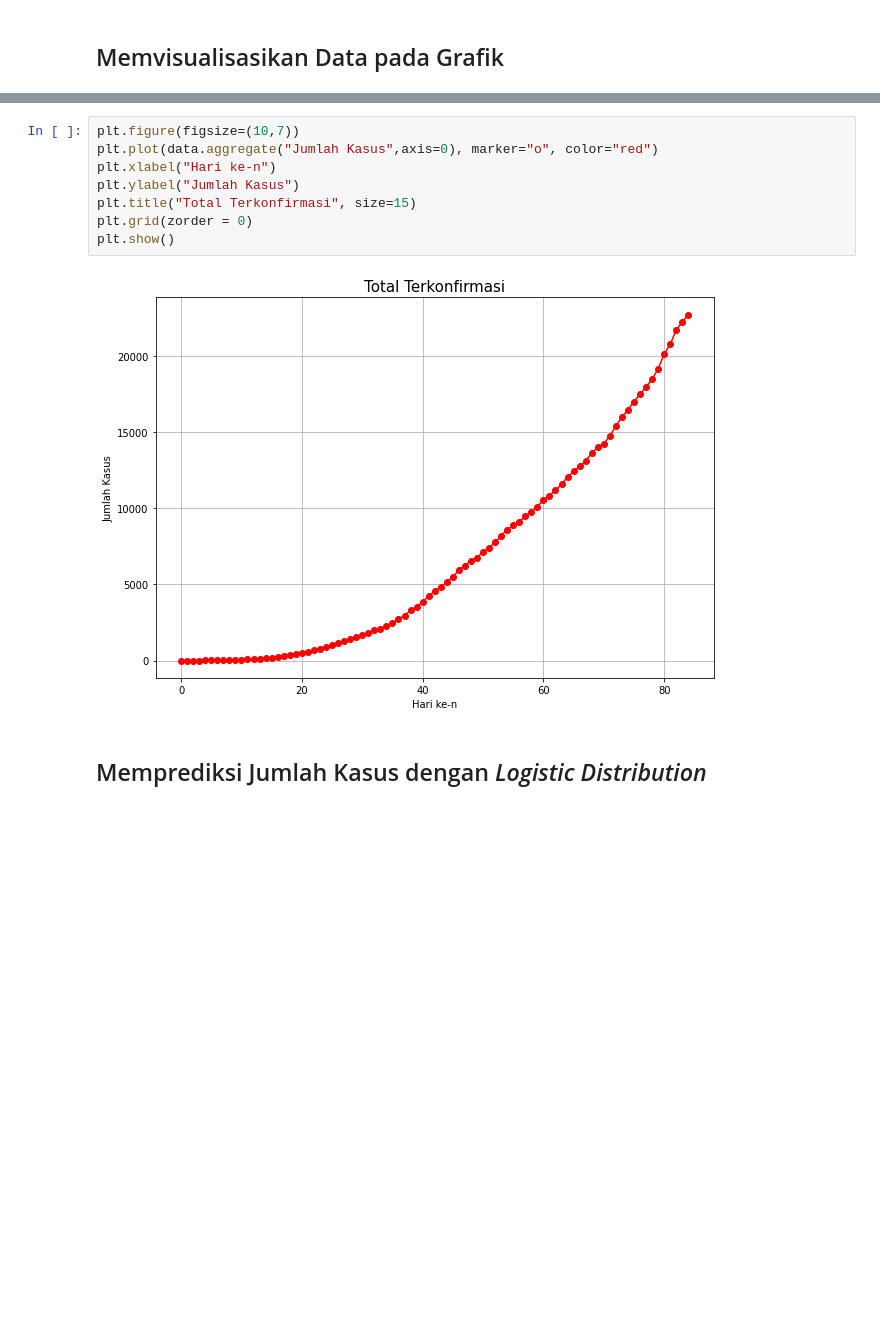
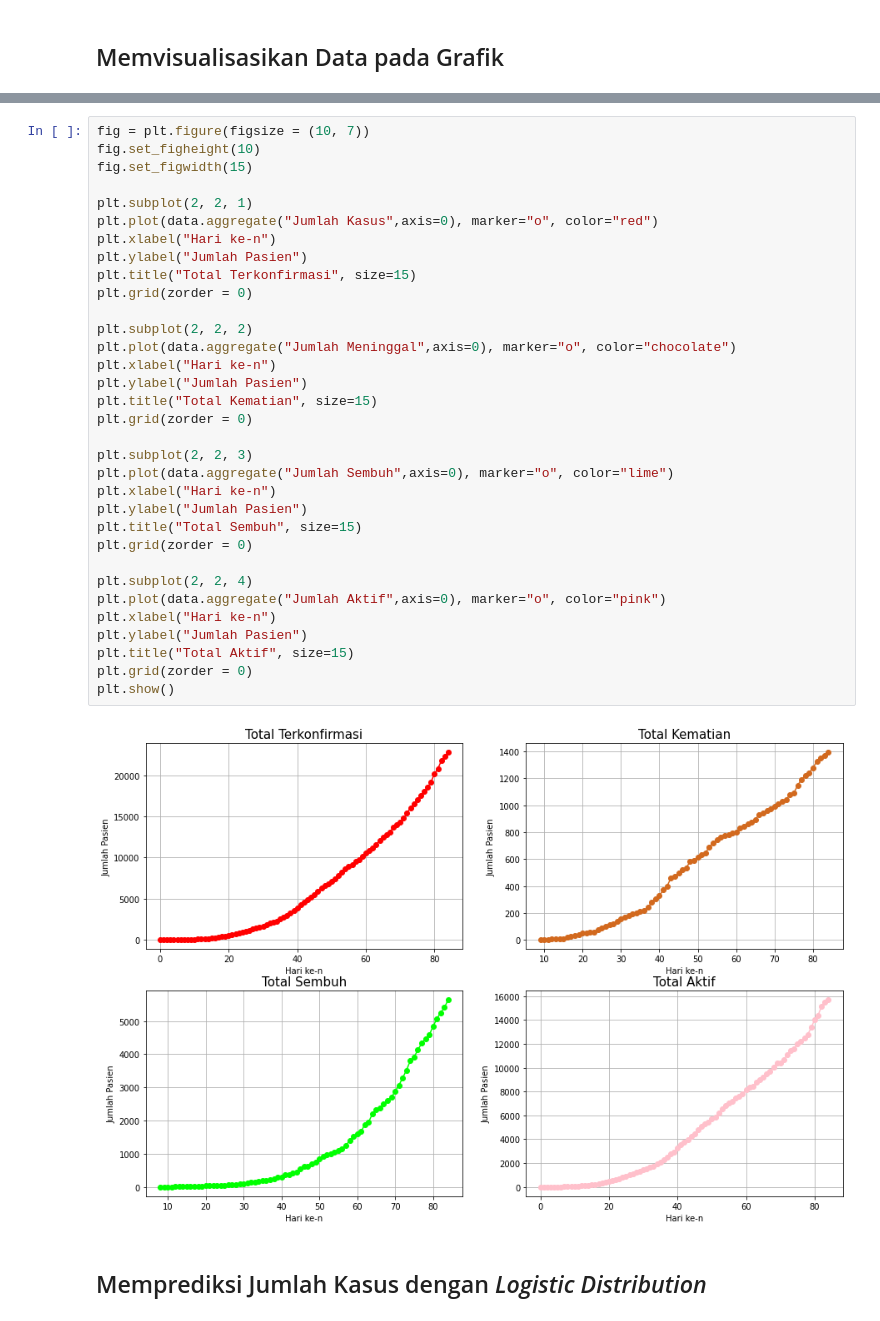
Before and after one commit to Vidi005/COVID-19-Prediciton-Indonesia, a Jupyter notebook: COVID_19_Prediciton_Indonesia.ipynb, the cells around one changed output, grey strips where cells are left out. Saved outputs shown, nothing was run; the diff lists cells and outputs as text; blank space fills up the shorter version.

```diff
--- a/COVID_19_Prediciton_Indonesia.ipynb
+++ b/COVID_19_Prediciton_Indonesia.ipynb
@@ -68,13 +89,38 @@ plt.show()
-# %%
-plt.figure(figsize=(10,7))
-plt.plot(data.aggregate("Jumlah Kasus",axis=0), marker="o", color="red")
-plt.xlabel("Hari ke-n")
-plt.ylabel("Jumlah Kasus")
-plt.title("Total Terkonfirmasi", size=15)
-plt.grid(zorder = 0)
-plt.show()
-# %% [output]
-[figure, removed]
+# %%
+fig = plt.figure(figsize = (10, 7))
+fig.set_figheight(10)
+fig.set_figwidth(15)
+
+plt.subplot(2, 2, 1)
+plt.plot(data.aggregate("Jumlah Kasus",axis=0), marker="o", color="red")
+plt.xlabel("Hari ke-n")
+plt.ylabel("Jumlah Pasien")
+plt.title("Total Terkonfirmasi", size=15)
+plt.grid(zorder = 0)
+
+plt.subplot(2, 2, 2)
+plt.plot(data.aggregate("Jumlah Meninggal",axis=0), marker="o", color="chocolate")
+plt.xlabel("Hari ke-n")
+plt.ylabel("Jumlah Pasien")
+plt.title("Total Kematian", size=15)
+plt.grid(zorder = 0)
+
+plt.subplot(2, 2, 3)
+plt.plot(data.aggregate("Jumlah Sembuh",axis=0), marker="o", color="lime")
+plt.xlabel("Hari ke-n")
+plt.ylabel("Jumlah Pasien")
+plt.title("Total Sembuh", size=15)
+plt.grid(zorder = 0)
+
+plt.subplot(2, 2, 4)
+plt.plot(data.aggregate("Jumlah Aktif",axis=0), marker="o", color="pink")
+plt.xlabel("Hari ke-n")
+plt.ylabel("Jumlah Pasien")
+plt.title("Total Aktif", size=15)
+plt.grid(zorder = 0)
+plt.show()
+# %% [output]
+[figure, added]
 # %% [markdown]
 ## Memprediksi Jumlah Kasus dengan *Logistic Distribution*
 # %%
```
Also changed, not shown: parts of 5 cells of this notebook.
